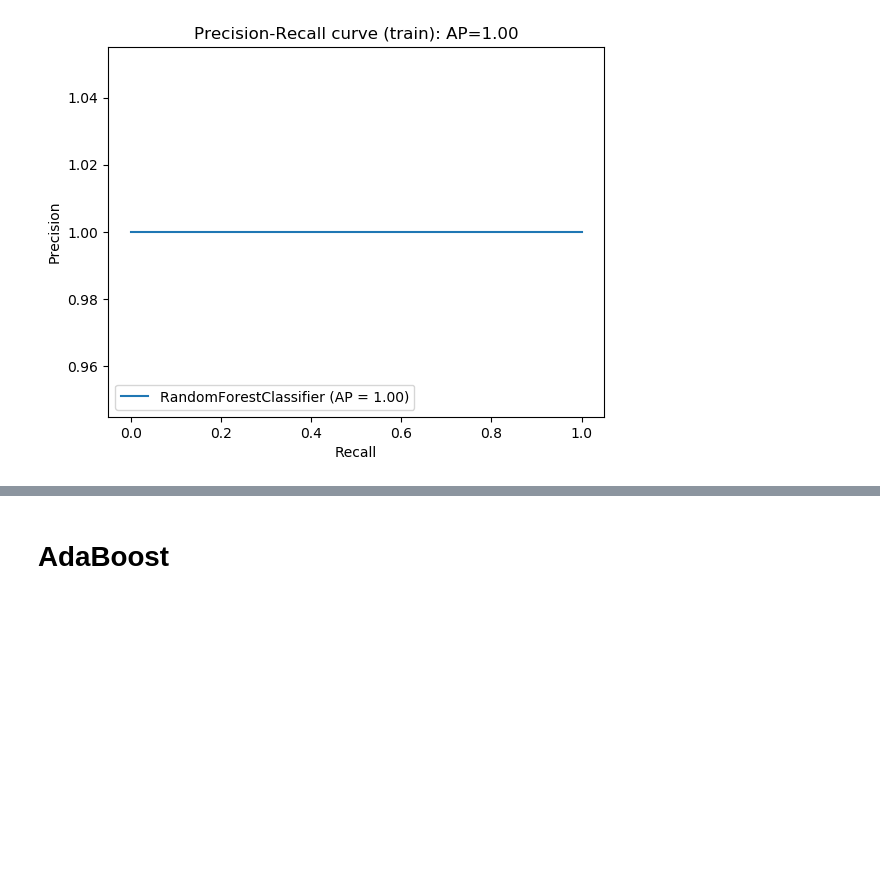
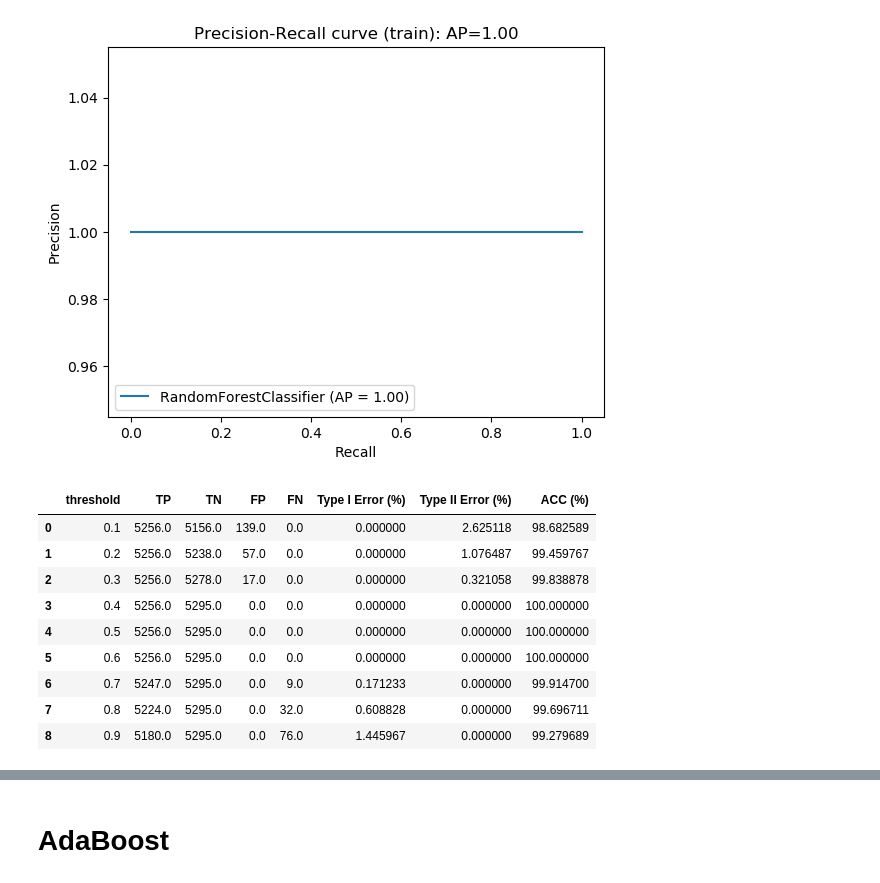
Before and after one commit to jimmylihe/company-bankrupcy-prediction-advanced, a Jupyter notebook: 1year.arff.ipynb, the cells around one changed output, grey strips where cells are left out. Cells and saved outputs as stored; diff of their text form; code cells hidden in the pictures; blank space fills up the shorter version.

```diff
--- a/1year.arff.ipynb
+++ b/1year.arff.ipynb
@@ -471,6 +471,22 @@ def hyperparams_total_iteration_counter(hyperparams):
     for n in hyperparams.keys():
         count *= len(hyperparams[n])
     return count
+# %%
+# this function returns a threshold table from 0.1 to 0.9
+def threshold_table_from_prob(estimator,X,y):
+    proba = estimator.predict_proba(X)[:, 1]
+    df_thes_result = pd.DataFrame(columns=['threshold','TP','TN','FP','FN','Type I Error (%)', 'Type II Error (%)','ACC (%)'])
+    for thes in [0.1,0.2,0.3,0.4,0.5,0.6,0.7,0.8,0.9]:
+        thes_scores = proba.copy()
+        thes_scores[thes_scores > thes] = 1
+        thes_scores[thes_scores <= thes] = 0
+        thes_scores.astype('int')
+        tn, fp, fn, tp = confusion_matrix(y, thes_scores).ravel()
+        type1_per = (1. - tp/(tp+fn))*100
+        type2_per = (1. - tn/(fp+tn))*100
+        accuracy = accuracy_score(y, thes_scores) * 100
+        df_thes_result.loc[int(thes*10) - 1] = [thes,tp,tn,fp,fn,type1_per,type2_per,accuracy]
+    return df_thes_result
 # %% [markdown]
 # Random Forest
 # %%
@@ -604,3 +620,18 @@ disp.ax_.set_title('Precision-Recall curve (train): '
 Text(0.5, 1.0, 'Precision-Recall curve (train): AP=1.00')
 [figure]
 [figure]
+# %%
+# threshold table for train
+thres_table_rfc_train = threshold_table_from_prob(rfc,X_train_rfc,y_train)
+thres_table_rfc_train
+# %% [output]
+|  | threshold | TP | TN | FP | FN | Type I Error (%) | Type II Error (%) | ACC (%) |
+| 0 | 0.1 | 5256.0 | 5156.0 | 139.0 | 0.0 | 0.000000 | 2.625118 | 98.682589 |
+| 1 | 0.2 | 5256.0 | 5238.0 | 57.0 | 0.0 | 0.000000 | 1.076487 | 99.459767 |
+| 2 | 0.3 | 5256.0 | 5278.0 | 17.0 | 0.0 | 0.000000 | 0.321058 | 99.838878 |
+| 3 | 0.4 | 5256.0 | 5295.0 | 0.0 | 0.0 | 0.000000 | 0.000000 | 100.000000 |
+| 4 | 0.5 | 5256.0 | 5295.0 | 0.0 | 0.0 | 0.000000 | 0.000000 | 100.000000 |
+| 5 | 0.6 | 5256.0 | 5295.0 | 0.0 | 0.0 | 0.000000 | 0.000000 | 100.000000 |
+| 6 | 0.7 | 5247.0 | 5295.0 | 0.0 | 9.0 | 0.171233 | 0.000000 | 99.914700 |
+| 7 | 0.8 | 5224.0 | 5295.0 | 0.0 | 32.0 | 0.608828 | 0.000000 | 99.696711 |
+| 8 | 0.9 | 5180.0 | 5295.0 | 0.0 | 76.0 | 1.445967 | 0.000000 | 99.279689 |
```
Also changed, not shown: parts of 10 cells of this notebook.
